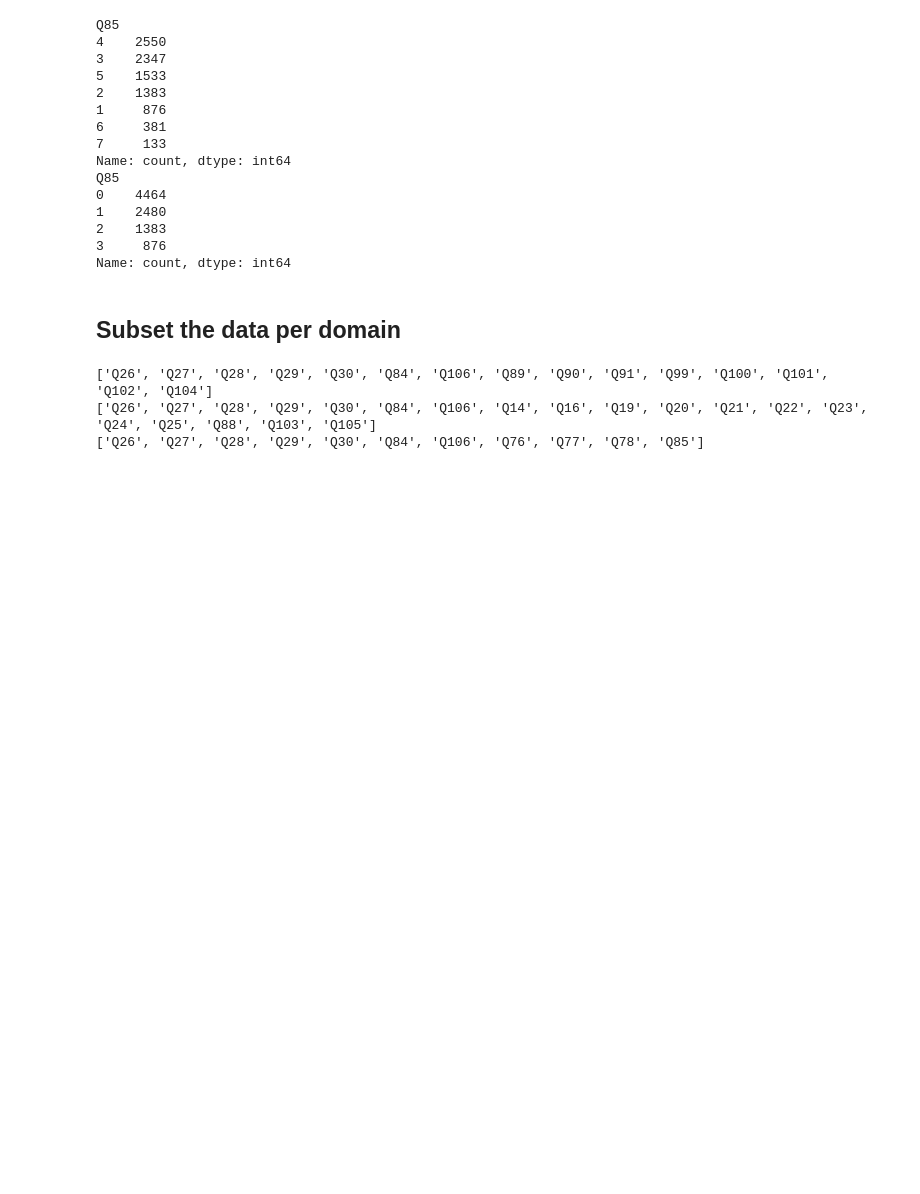
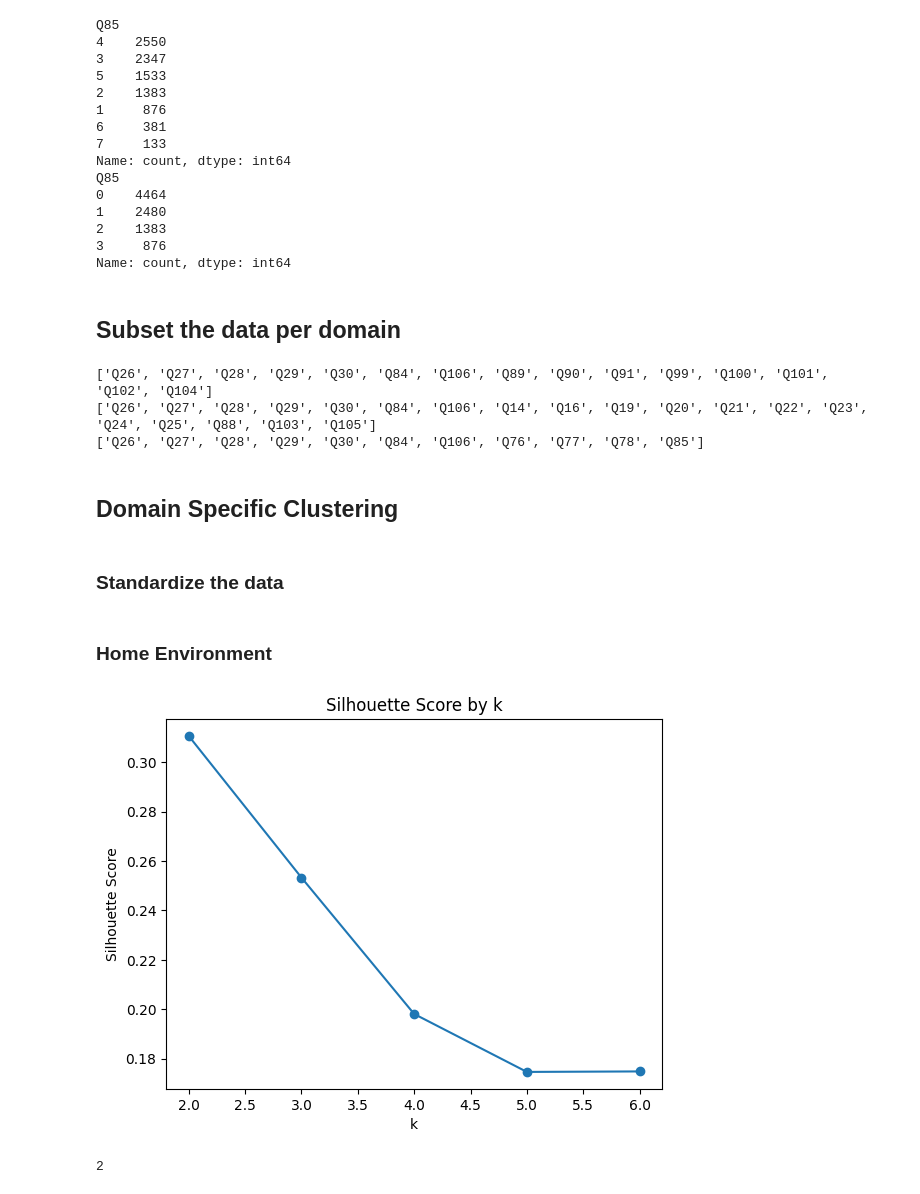
Before and after one commit to emilyh006/predict_absent, a Jupyter notebook: analysis.ipynb, the cells around one changed output. Cells and saved outputs as stored; diff of their text form; code cells hidden in the pictures; blank space fills up the shorter version.

Commit message:
cluster started

```diff
--- a/analysis.ipynb
+++ b/analysis.ipynb
@@ -180,9 +184,9 @@ home_context_ix   = mental_ix_local + home_ix_local
 social_context_ix = mental_ix_local + social_ix_local
 health_context_ix = mental_ix_local + health_ix_local
 # %%
-home_context = dat_cleaned.iloc[:, home_context_ix].copy()
-social_context = dat_cleaned.iloc[:, social_context_ix].copy()
-health_context = dat_cleaned.iloc[:, health_context_ix].copy()
+home_context = dat_final.iloc[:, home_context_ix].copy()
+social_context = dat_final.iloc[:, social_context_ix].copy()
+health_context = dat_final.iloc[:, health_context_ix].copy()
 # %%
 print(home_context.columns.tolist())
 print(social_context.columns.tolist())
@@ -191,3 +195,39 @@ print(health_context.columns.tolist())
 ['Q26', 'Q27', 'Q28', 'Q29', 'Q30', 'Q84', 'Q106', 'Q89', 'Q90', 'Q91', 'Q99', 'Q100', 'Q101', 'Q102', 'Q104']
 ['Q26', 'Q27', 'Q28', 'Q29', 'Q30', 'Q84', 'Q106', 'Q14', 'Q16', 'Q19', 'Q20', 'Q21', 'Q22', 'Q23', 'Q24', 'Q25', 'Q88', 'Q103', 'Q105']
 ['Q26', 'Q27', 'Q28', 'Q29', 'Q30', 'Q84', 'Q106', 'Q76', 'Q77', 'Q78', 'Q85']
+# %% [markdown]
+## Domain Specific Clustering
+# %%
+# Function to find the optimal number of clusters using the silhouette method
+
+
+def find_optimal_k(X, max_k=6):
+    sil_scores = []
+    for k in range(2, max_k + 1):
+        kmeans = KMeans(n_clusters=k, random_state=42).fit(X)
+        score = silhouette_score(X, kmeans.labels_)
+        sil_scores.append(score)
+    plt.plot(range(2, max_k + 1), sil_scores, marker='o')
+    plt.title('Silhouette Score by k')
+    plt.xlabel('k')
+    plt.ylabel('Silhouette Score')
+    plt.show()
+
+    return sil_scores.index(max(sil_scores)) + 2
+# %% [markdown]
+### Standardize the data
+# %%
+scaler = StandardScaler()
+
+X_home = scaler.fit_transform(home_context)
+X_social = scaler.fit_transform(social_context)
+X_health = scaler.fit_transform(health_context)
+# %% [markdown]
+
+### Home Environment
+# %%
+# find optimal k for home context
+find_optimal_k(X_home)
+# %% [output]
+[figure, added]
+2
```
Also changed, not shown: parts of 12 cells of this notebook.
